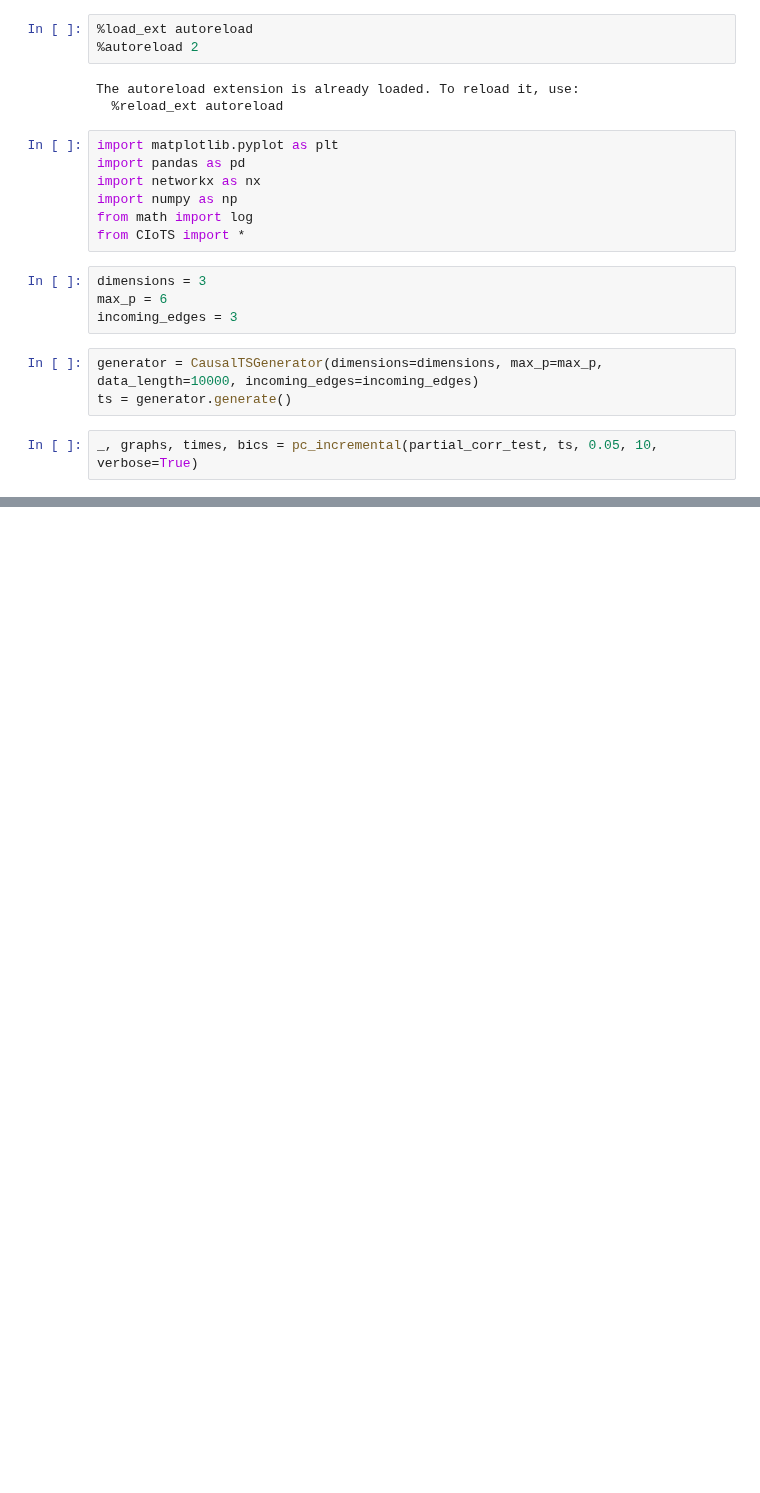
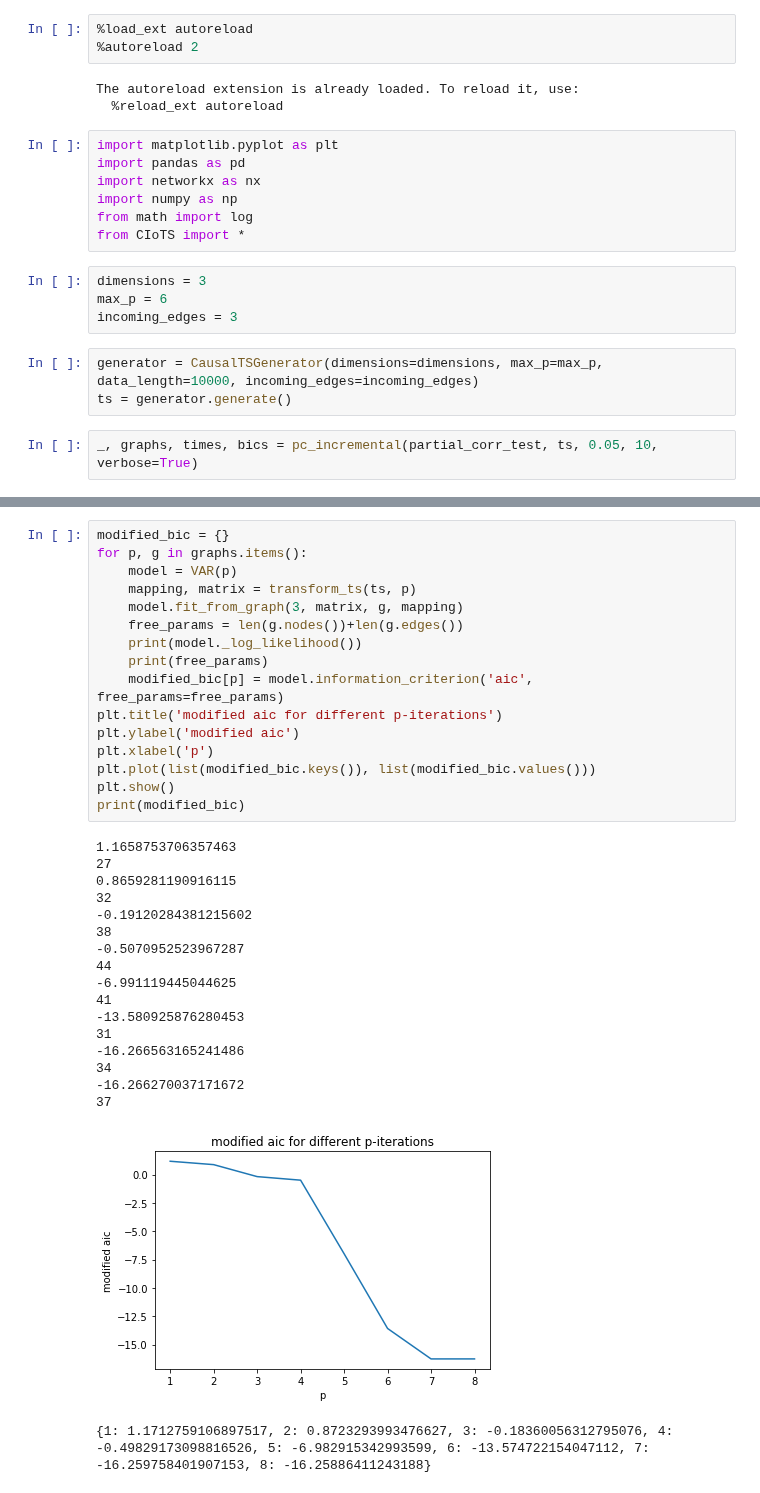
Before and after one commit to danthe96/CIoTS, a Jupyter notebook: single_incremental_experiment_bic.ipynb, the cells around one changed output, grey strips where cells are left out. Drawn from its saved outputs; the diff is of its cells as text; blank space fills up the shorter version.

```diff
--- a/single_incremental_experiment_bic.ipynb
+++ b/single_incremental_experiment_bic.ipynb
@@ -110,0 +129,35 @@ plt.show()
+# %%
+modified_bic = {}
+for p, g in graphs.items():
+    model = VAR(p)
+    mapping, matrix = transform_ts(ts, p)
+    model.fit_from_graph(3, matrix, g, mapping)
+    free_params = len(g.nodes())+len(g.edges())
+    print(model._log_likelihood())
+    print(free_params)
+    modified_bic[p] = model.information_criterion('aic', free_params=free_params)
+plt.title('modified aic for different p-iterations')
+plt.ylabel('modified aic')
+plt.xlabel('p')
+plt.plot(list(modified_bic.keys()), list(modified_bic.values()))
+plt.show()
+print(modified_bic)
+# %% [output]
+1.1658753706357463
+27
+0.8659281190916115
+32
+-0.19120284381215602
+38
+-0.5070952523967287
+44
+-6.991119445044625
+41
+-13.580925876280453
+31
+-16.266563165241486
+34
+-16.266270037171672
+37
+[figure, added]
+{1: 1.1712759106897517, 2: 0.8723293993476627, 3: -0.18360056312795076, 4: -0.49829173098816526, 5: -6.982915342993599, 6: -13.574722154047112, 7: -16.259758401907153, 8: -16.25886411243188}
```
Also changed, not shown: parts of 8 cells of this notebook, 1 other file.
